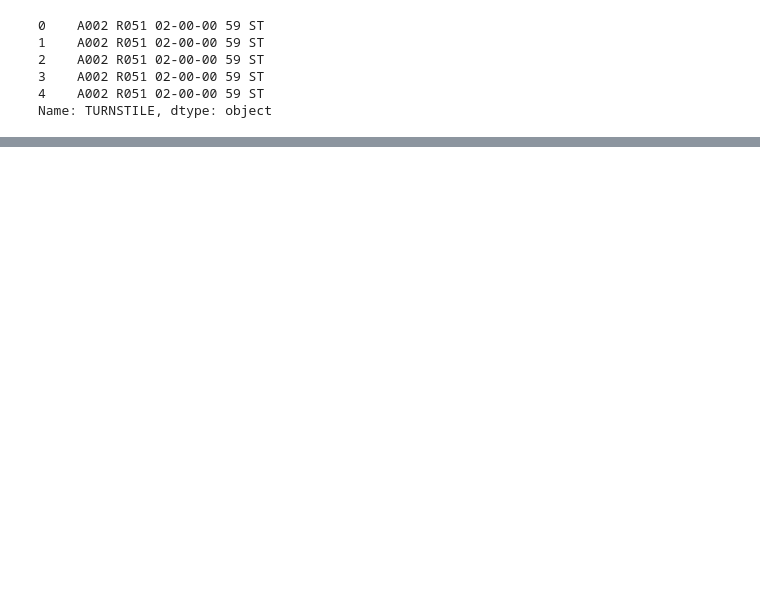
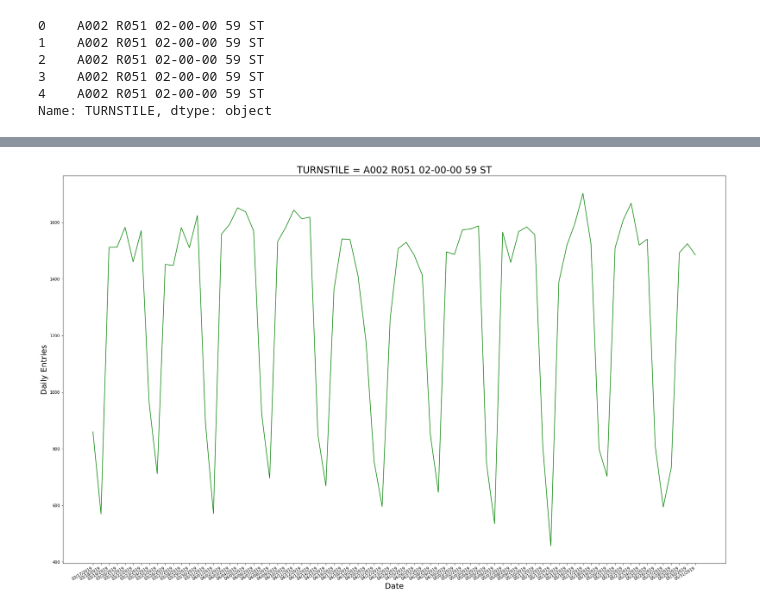
Before and after one commit to JayZZZZZZZ/project-1, a Jupyter notebook: MTA_EDA.ipynb, the cells around one changed output, grey strips where cells are left out. Saved outputs shown, nothing was run; the diff lists cells and outputs as text; code cells hidden in the pictures; blank space fills up the shorter version.

```diff
--- a/MTA_EDA.ipynb
+++ b/MTA_EDA.ipynb
@@ -119,0 +194,5 @@ mta_df.groupby(['TURNSTILE','DATE']).ENTRIES.agg([('DAILY_ENTRIES','')])
+# %%
+mta_daily[["PREV_DATE","PREV_ENTRIES"]]=(mta_daily
+                                        .groupby(["CA",'UNIT','SCP','STATION',"TURNSTILE"])['DATE','ENTRIES']
+                                        .apply(lambda grp:grp.shift(1)))
+mta_daily.head()
@@ -119,0 +206,2 @@ mta_df.groupby(['TURNSTILE','DATE']).ENTRIES.agg([('DAILY_ENTRIES','')])
+# %%
+mta_daily.dropna(subset=["PREV_DATE"],axis=0,inplace=True)
@@ -119,0 +233,10 @@ mta_df.groupby(['TURNSTILE','DATE']).ENTRIES.agg([('DAILY_ENTRIES','')])
+# %%
+def daily_counts(row,max_counter):
+    counter=row["ENTRIES"]-row["PREV_ENTRIES"]
+    if counter <0:
+        counter =-counter
+    if counter>max_counter:
+        print(row["ENTRIES"],row["PREV_ENTRIES"])
+        return 0
+    return counter
+mta_daily["DAILY_ENTRIES"]=mta_daily.apply(daily_counts, axis=1, max_counter=100000)
@@ -119,0 +277,12 @@ mta_df.groupby(['TURNSTILE','DATE']).ENTRIES.agg([('DAILY_ENTRIES','')])
+# %%
+X=mta_daily[mta_daily['TURNSTILE']=='A002 R051 02-00-00 59 ST']
+# %%
+fig=plt.figure(figsize=(30,20))
+plt.plot(X['DATE'],X['DAILY_ENTRIES'],'g')
+plt.xlabel('Date',fontsize=20)
+plt.ylabel('Daily Entries',fontsize=20)
+plt.title('TURNSTILE = A002 R051 02-00-00 59 ST',fontsize=24)
+fig.autofmt_xdate()
+plt.show()
+# %% [output]
+[figure, added]
```
Also changed, not shown: parts of 25 cells of this notebook.
